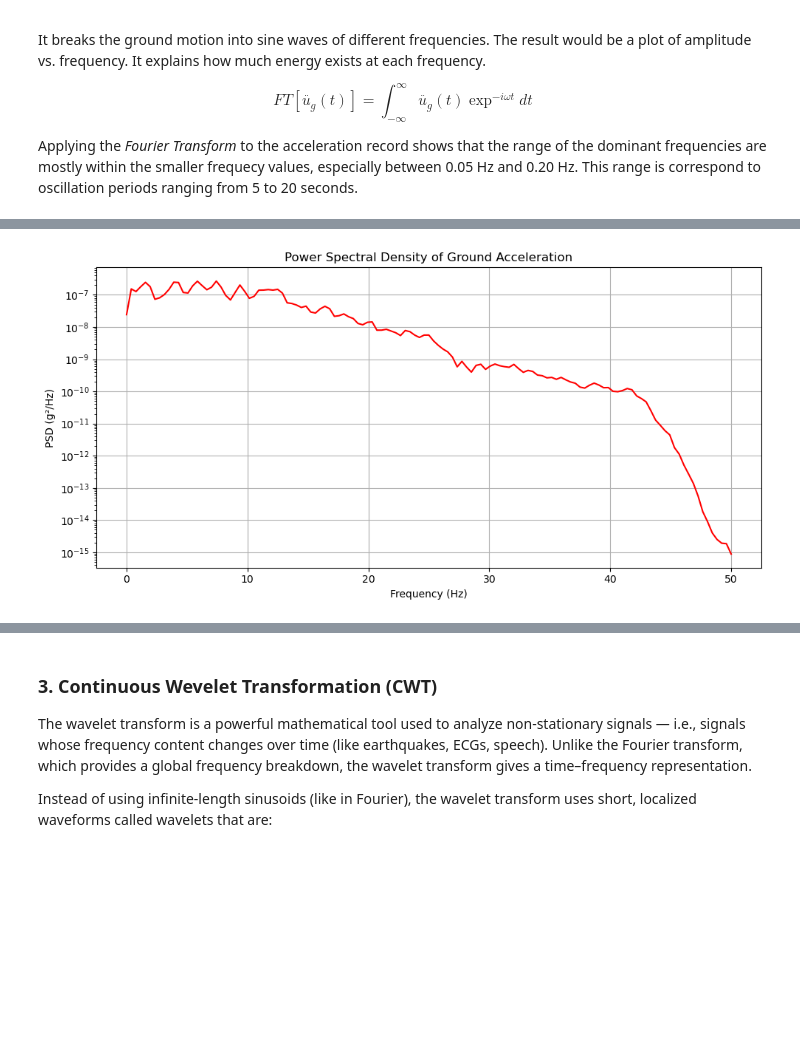
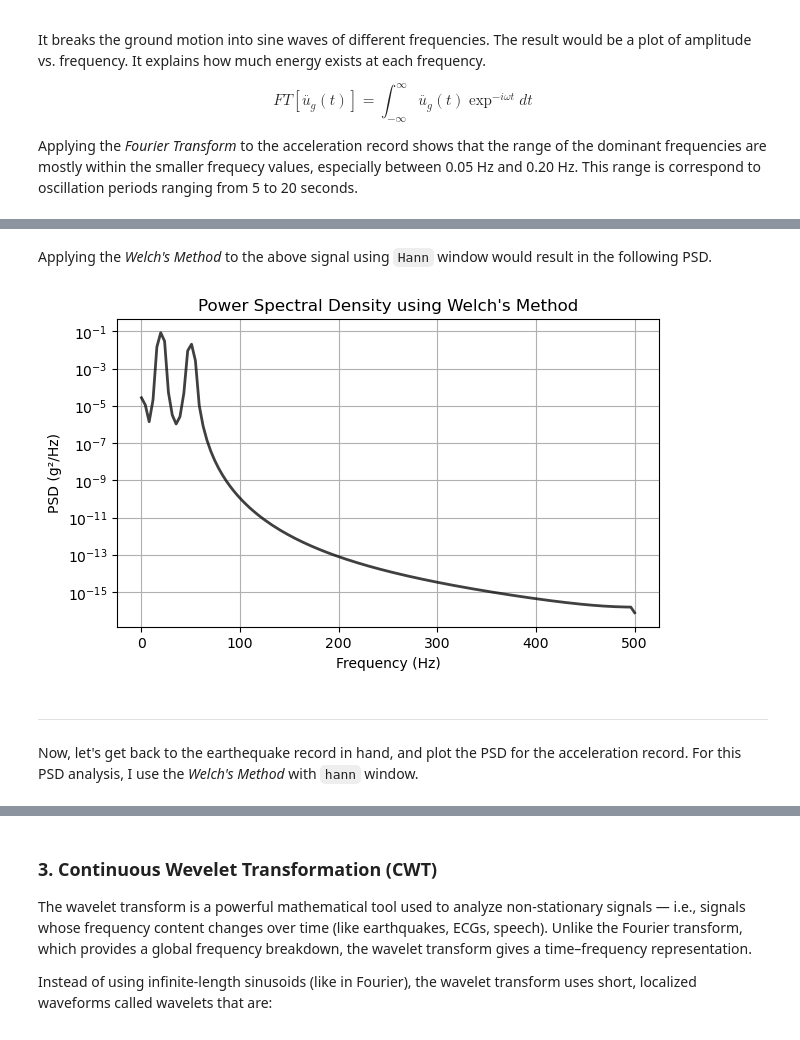
Before and after one commit to hkaragah/hkaragah.github.io, a Jupyter notebook: earthquake/frequency_content/frequency_content.ipynb, the cells around one changed output, grey strips where cells are left out. Saved outputs shown, nothing was run; the diff lists cells and outputs as text; code cells hidden in the pictures; blank space fills up the shorter version.

Commit message:
Modiy modules and frequency_content.ipynb

```diff
--- a/earthquake/frequency_content/frequency_content.ipynb
+++ b/earthquake/frequency_content/frequency_content.ipynb
@@ -268,21 +468,21 @@ The PSD is often implemented using _Welch's Method_ for smoother estimates. The
+# %% [markdown]
+Applying the _Welch's Method_ to the above signal using `Hann` window would result in the following PSD.
 # %%
-import numpy as np
-import matplotlib.pyplot as plt
 from scipy.signal import welch
 
-fs = 1 / DT  # Sampling frequency in Hz
+# Assume 'signal' is your input and 'fs' is sampling frequency
+frequencies, psd = welch(signal, fs=1000, window='hann', nperseg=256, noverlap=128)
 
-# Compute Power Spectral Density using Welch's method
-frequencies, psd = welch(ground['Acceleration'], fs=fs, nperseg=256)
-
-# Plot PSD
-plt.figure(figsize=(10, 5))
-plt.semilogy(frequencies, psd, 'r') # log-scale for y-axis
+plt.figure(figsize=(7, 4))
+plt.semilogy(frequencies, psd, color='black', alpha=0.75, linewidth=2)
 plt.xlabel('Frequency (Hz)')
-plt.ylabel('PSD (g²/Hz)' if ground['Acceleration'].max() < 5 else 'PSD (units²/Hz)')
-plt.title('Power Spectral Density of Ground Acceleration')
+plt.ylabel('PSD (g²/Hz)')
+plt.title('Power Spectral Density using Welch\'s Method')
 plt.grid(True)
-plt.tight_layout()
 plt.show()
 # %% [output]
-[figure, old version]
+[figure, new version]
+# %% [markdown]
+---
+
+Now, let's get back to the earthequake record in hand, and plot the PSD for the acceleration record. For this PSD analysis, I use the _Welch's Method_ with `hann` window.
```
Also changed, not shown: parts of 25 cells of this notebook, 10 other files.
